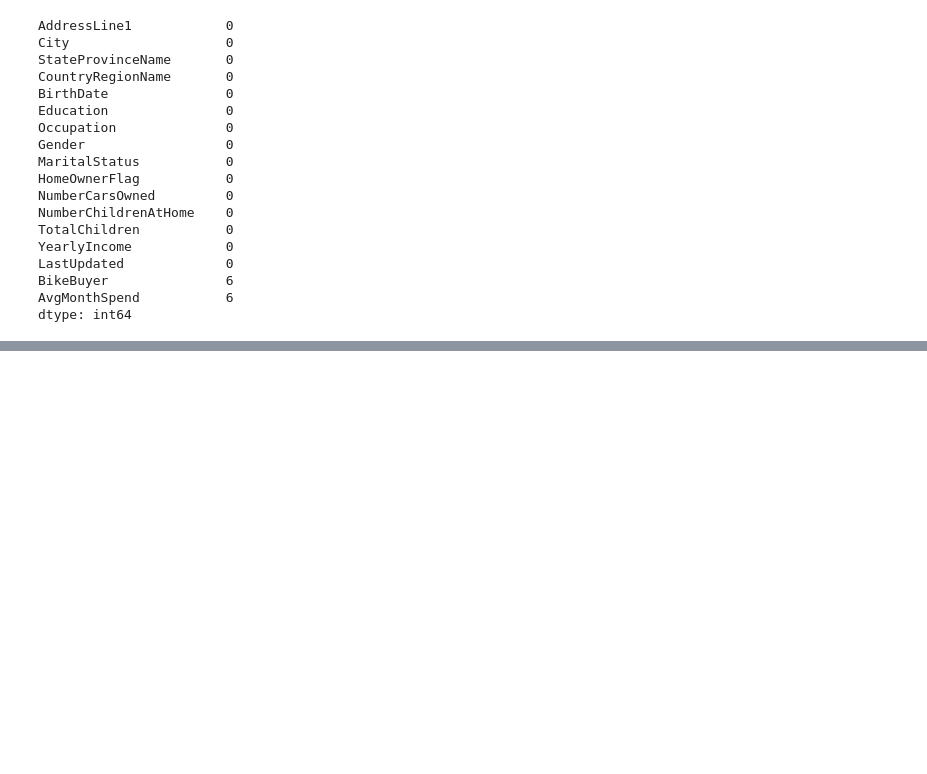
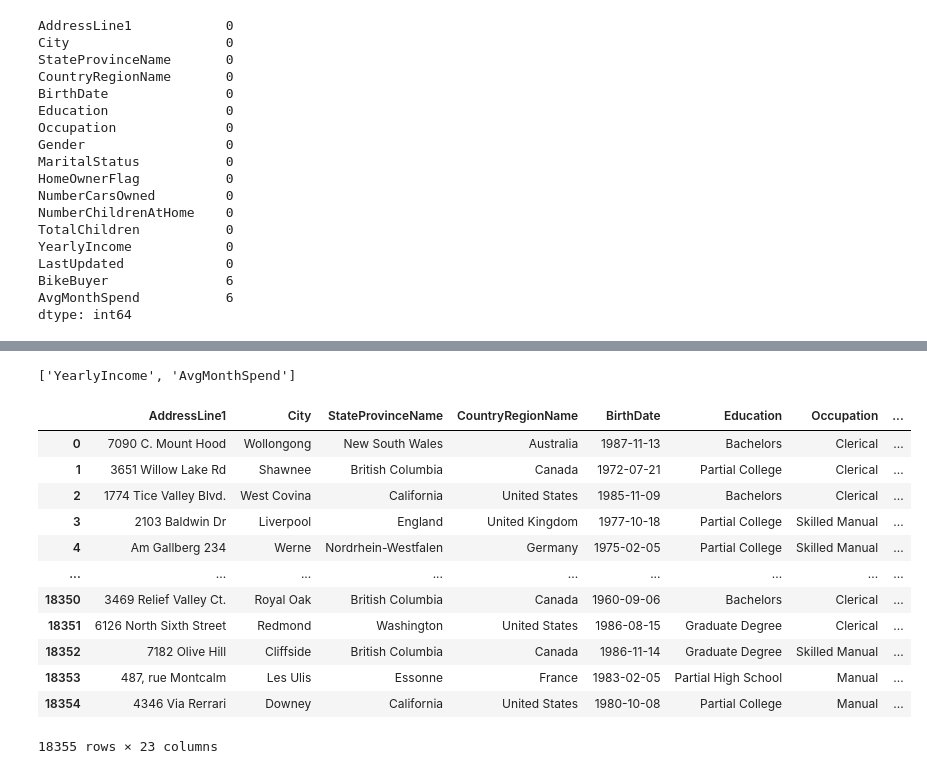
Before and after one commit to MajorCode869/House-Prices-Advanced-Regression, a Jupyter notebook: assignment-2.ipynb, the cells around one changed output, grey strips where cells are left out. Cells and saved outputs as stored; diff of their text form; code cells hidden in the pictures; blank space fills up the shorter version.

```diff
--- a/assignment-2.ipynb
+++ b/assignment-2.ipynb
@@ -237,0 +315,33 @@ dtype: int64
+# %%
+num_continuous
+# %% [output]
+['YearlyIncome', 'AvgMonthSpend']
+# %%
+# Normalizing by min max scaler
+scaler=MinMaxScaler()
+df[['YearlyIncome_normalized','AvgMonthSpend_normalized']]=scaler.fit_transform(df[num_continuous])
+# %%
+# Normalizing by Z score
+stdscaler=StandardScaler()
+
+df[['YearlyIncome_std','AvgMonthSpend_std']]=stdscaler.fit_transform(df[num_continuous])
+# %%
+df['male']=pd.get_dummies(df['Gender'],drop_first=True)
+# %%
+df['Single']=pd.get_dummies(df['MaritalStatus'],drop_first=True)
+# %%
+df
+# %% [output]
+|  | AddressLine1 | City | StateProvinceName | CountryRegionName | BirthDate | Education | Occupation | ... |
+| 0 | 7090 C. Mount Hood | Wollongong | New South Wales | Australia | 1987-11-13 | Bachelors | Clerical | ... |
+| 1 | 3651 Willow Lake Rd | Shawnee | British Columbia | Canada | 1972-07-21 | Partial College | Clerical | ... |
+| 2 | 1774 Tice Valley Blvd. | West Covina | California | United States | 1985-11-09 | Bachelors | Clerical | ... |
+| 3 | 2103 Baldwin Dr | Liverpool | England | United Kingdom | 1977-10-18 | Partial College | Skilled Manual | ... |
+| 4 | Am Gallberg 234 | Werne | Nordrhein-Westfalen | Germany | 1975-02-05 | Partial College | Skilled Manual | ... |
+| ... | ... | ... | ... | ... | ... | ... | ... | ... |
+| 18350 | 3469 Relief Valley Ct. | Royal Oak | British Columbia | Canada | 1960-09-06 | Bachelors | Clerical | ... |
+| 18351 | 6126 North Sixth Street | Redmond | Washington | United States | 1986-08-15 | Graduate Degree | Clerical | ... |
+| 18352 | 7182 Olive Hill | Cliffside | British Columbia | Canada | 1986-11-14 | Graduate Degree | Skilled Manual | ... |
+| 18353 | 487, rue Montcalm | Les Ulis | Essonne | France | 1983-02-05 | Partial High School | Manual | ... |
+| 18354 | 4346 Via Rerrari | Downey | California | United States | 1980-10-08 | Partial College | Manual | ... |
+18355 rows × 23 columns
```
Also changed, not shown: parts of 10 cells of this notebook.
